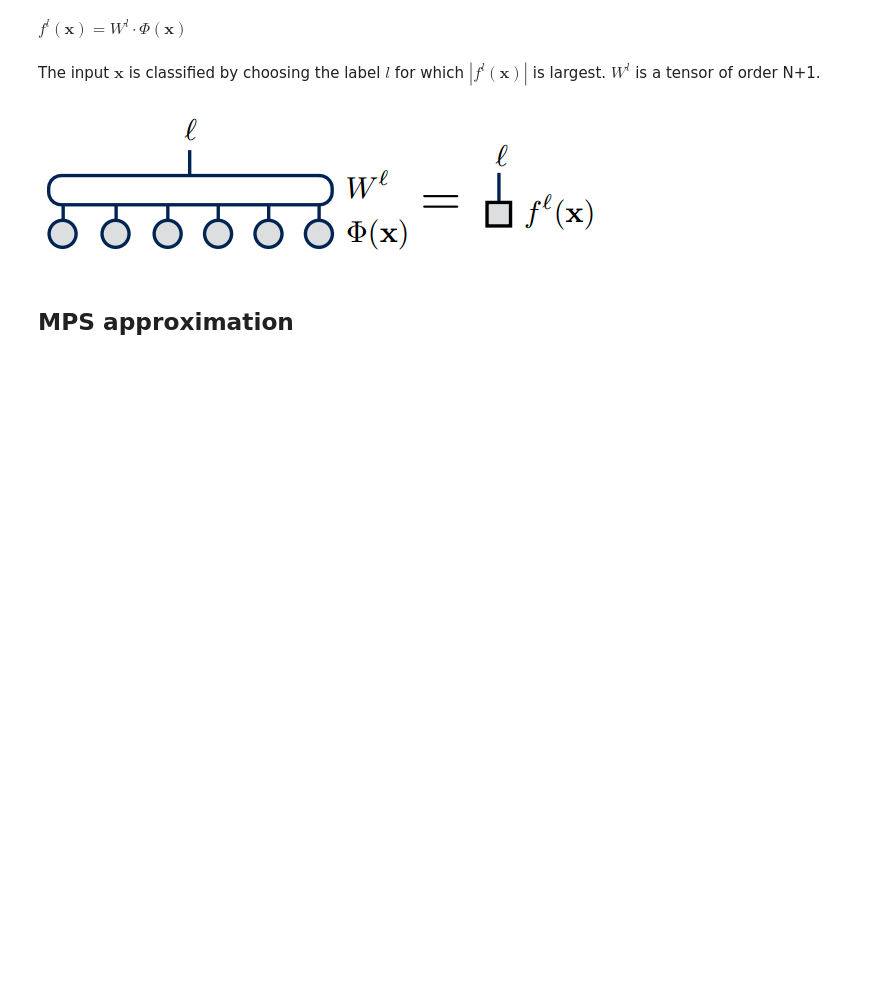
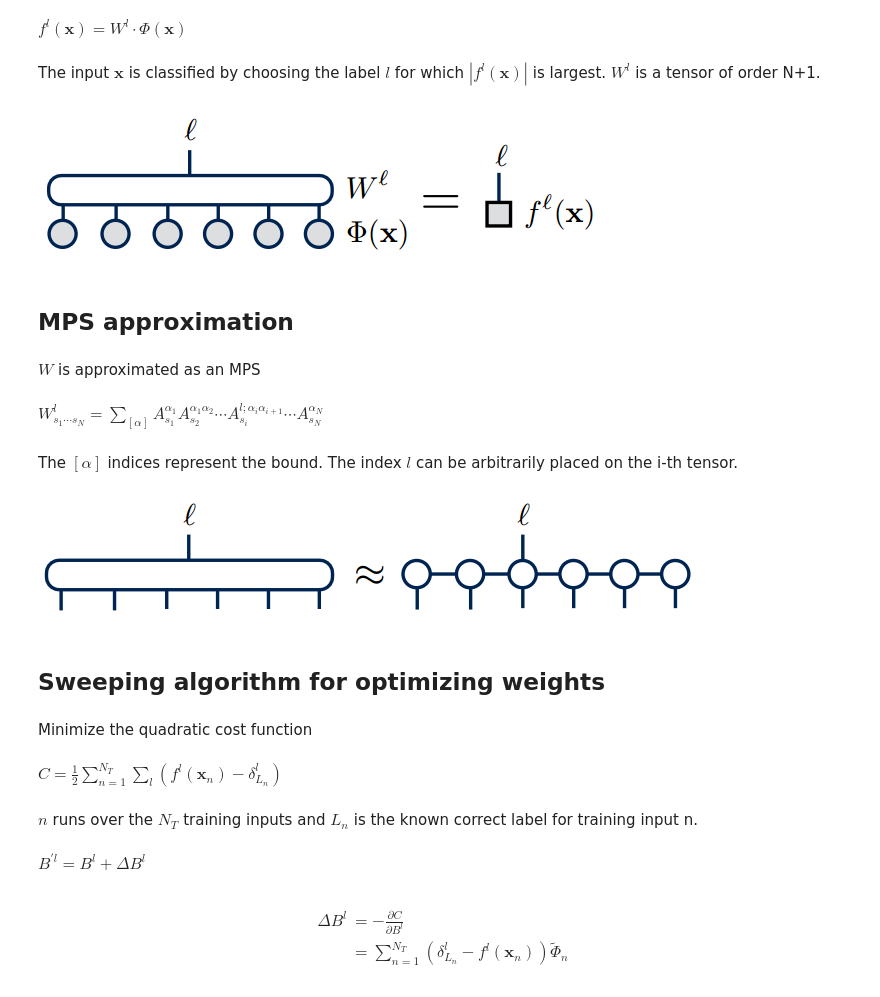
Before and after one commit to marcoavesani/TN-BML, a Jupyter notebook: slides/slides.ipynb, the cells around one changed output. Drawn from its saved outputs; the diff is of its cells as text; code cells hidden in the pictures; blank space fills up the shorter version.

Commit message:
Aggiunto algoritmo Sweeping e Toy model

```diff
--- a/slides/slides.ipynb
+++ b/slides/slides.ipynb
@@ -127,3 +127,43 @@ Image(filename='images/MultipleDecisionFunction.png')
 [figure]
 # %% [markdown]
 ## MPS approximation
+# %% [markdown]
+$W$ is approximated as an MPS
+# %%
+%%latex
+$W_{s_1 \dotsb s_N}^l = \sum_{[\alpha]} A_{s_1}^{\alpha_1} A_{s_2}^{\alpha_1 \alpha_2} \dotsb A_{s_i}^{l; \alpha_i \alpha_{i+1}} \dotsb A_{s_N}^{\alpha_N}$
+# %% [output]
+$W_{s_1 \dotsb s_N}^l = \sum_{[\alpha]} A_{s_1}^{\alpha_1} A_{s_2}^{\alpha_1 \alpha_2} \dotsb A_{s_i}^{l; \alpha_i \alpha_{i+1}} \dotsb A_{s_N}^{\alpha_N}$
+# %% [markdown]
+The $[\alpha]$ indices represent the bound. The index $l$ can be arbitrarily placed on the i-th tensor.
+# %%
+Image(filename='images/WMPS.png')
+# %% [output]
+[figure, added]
+# %% [markdown]
+## Sweeping algorithm for optimizing weights
+# %% [markdown]
+Minimize the quadratic cost function
+# %%
+%%latex
+$C = \frac{1}{2} \sum_{n=1}^{N_T} \sum_l (f^l(\mathbf{x}_n) - \delta^l_{L_n})$
+# %% [output]
+$C = \frac{1}{2} \sum_{n=1}^{N_T} \sum_l (f^l(\mathbf{x}_n) - \delta^l_{L_n})$
+# %% [markdown]
+$n$ runs over the $N_T$ training inputs and $L_n$ is the known correct label for training input n.
+# %%
+%%latex
+$B^{'l} = B^l + \Delta B^l$
+# %% [output]
+$B^{'l} = B^l + \Delta B^l$
+# %%
+%%latex
+\begin{align}
+\Delta B^l &= - \frac{\partial C}{\partial B^l} \\
+&= \sum_{n=1}^{N_T} ( \delta^l_{L_n} - f^l(\mathbf{x}_n) ) \tilde{\Phi}_n
+\end{align}
+# %% [output]
+\begin{align}
+\Delta B^l &= - \frac{\partial C}{\partial B^l} \\
+&= \sum_{n=1}^{N_T} ( \delta^l_{L_n} - f^l(\mathbf{x}_n) ) \tilde{\Phi}_n
+\end{align}
```
Also changed, not shown: parts of 15 cells of this notebook, 3 other files.
